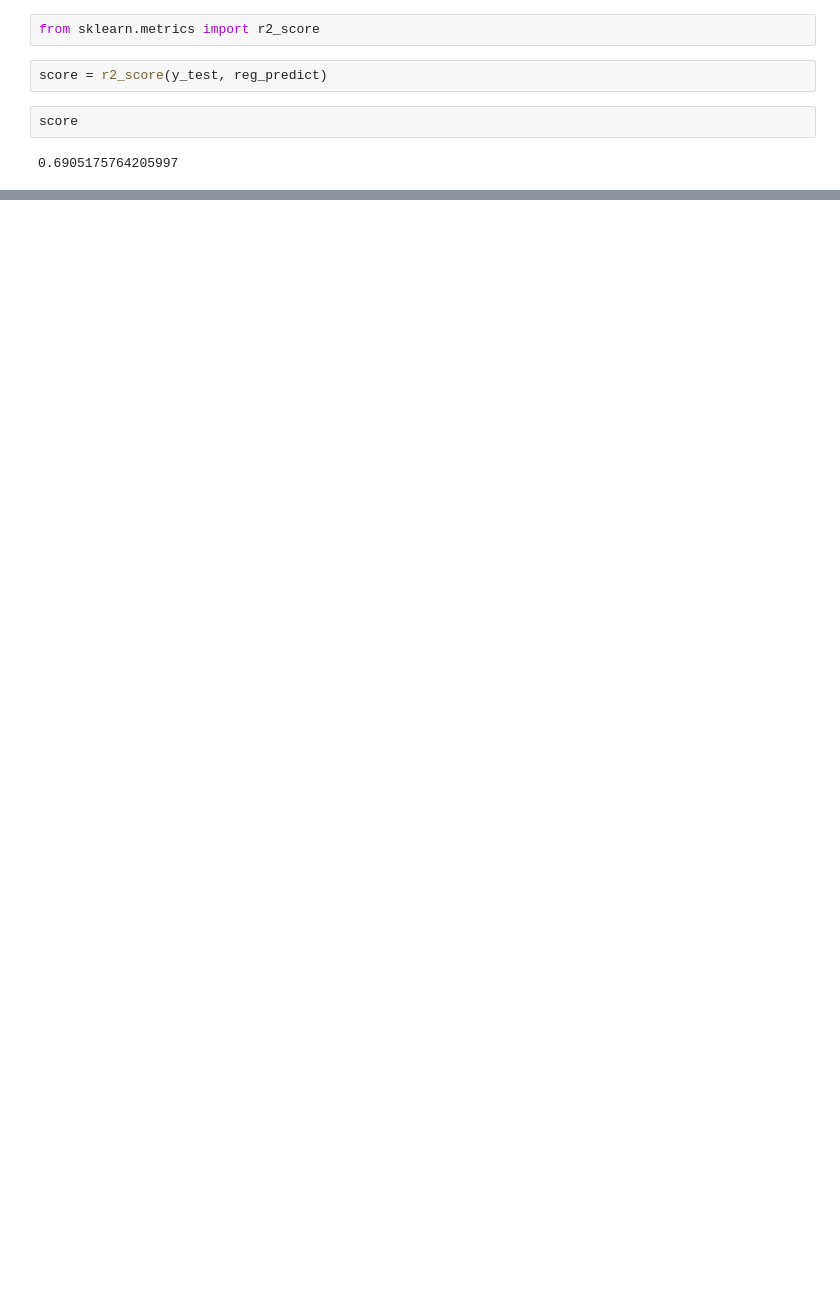
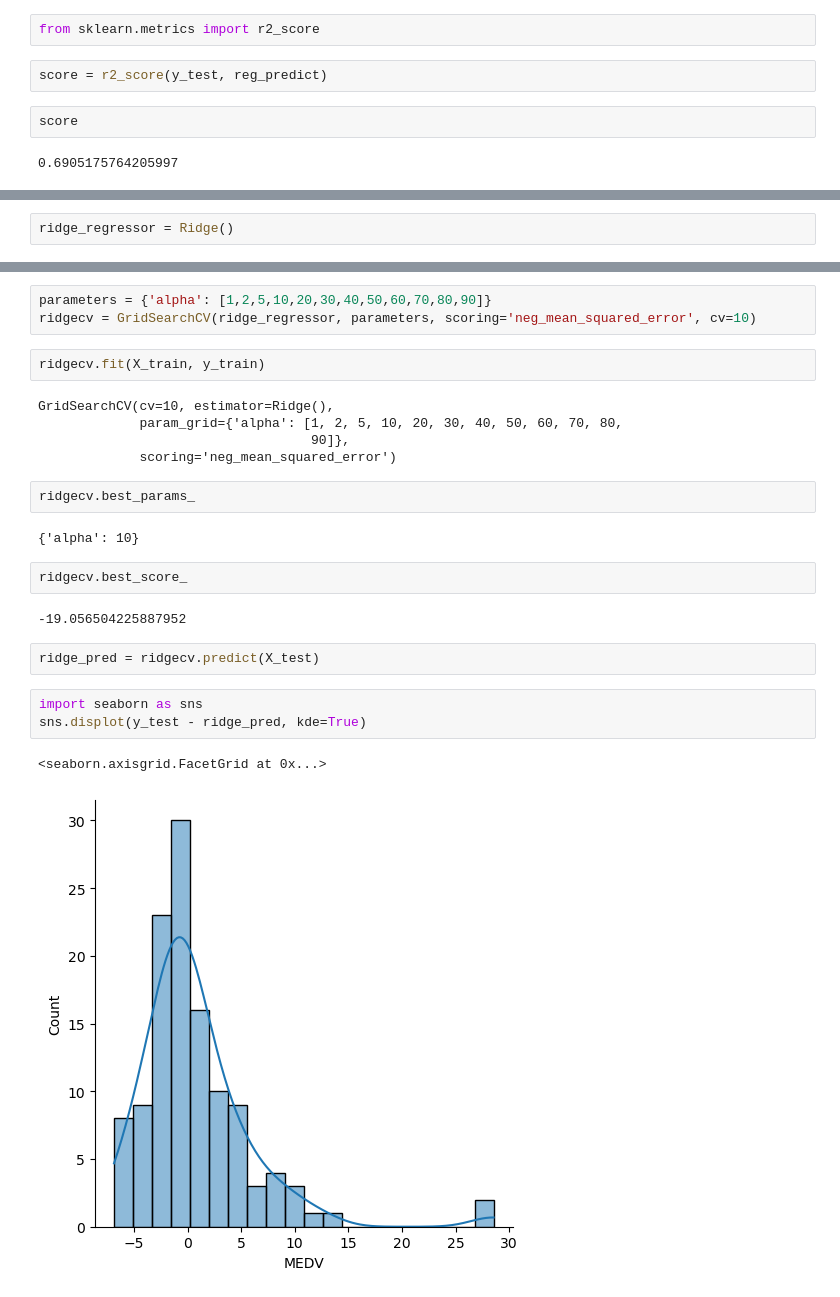
Before and after one commit to lakshya5688/Machine-Learning, a Jupyter notebook: Linear Regression/Linear Regression.ipynb, the cells around one changed output, grey strips where cells are left out. Saved outputs shown, nothing was run; the diff lists cells and outputs as text; blank space fills up the shorter version.

```diff
--- a/Linear Regression/Linear Regression.ipynb
+++ b/Linear Regression/Linear Regression.ipynb
@@ -133,0 +132,2 @@ score
+# %%
+ridge_regressor = Ridge()
@@ -133,0 +138,26 @@ score
+# %%
+parameters = {'alpha': [1,2,5,10,20,30,40,50,60,70,80,90]}
+ridgecv = GridSearchCV(ridge_regressor, parameters, scoring='neg_mean_squared_error', cv=10)
+# %%
+ridgecv.fit(X_train, y_train)
+# %% [output]
+GridSearchCV(cv=10, estimator=Ridge(),
+             param_grid={'alpha': [1, 2, 5, 10, 20, 30, 40, 50, 60, 70, 80,
+                                   90]},
+             scoring='neg_mean_squared_error')
+# %%
+ridgecv.best_params_
+# %% [output]
+{'alpha': 10}
+# %%
+ridgecv.best_score_
+# %% [output]
+-19.056504225887952
+# %%
+ridge_pred = ridgecv.predict(X_test)
+# %%
+import seaborn as sns
+sns.displot(y_test - ridge_pred, kde=True)
+# %% [output]
+<seaborn.axisgrid.FacetGrid at 0x...>
+[figure, added]
```
Also changed, not shown: parts of 12 cells of this notebook.
